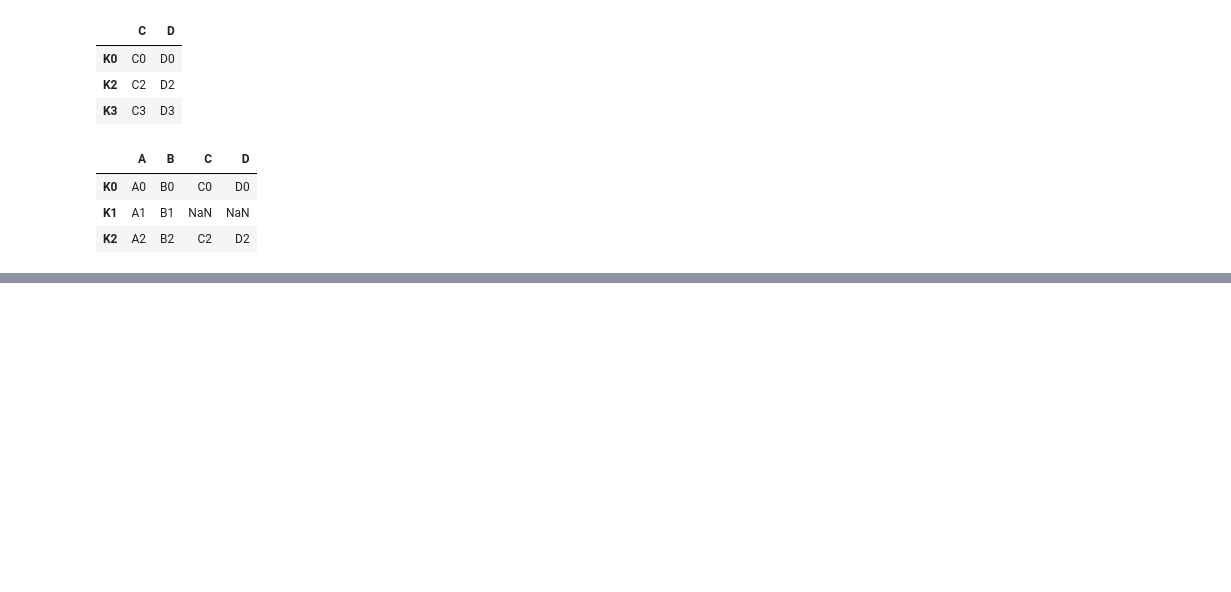
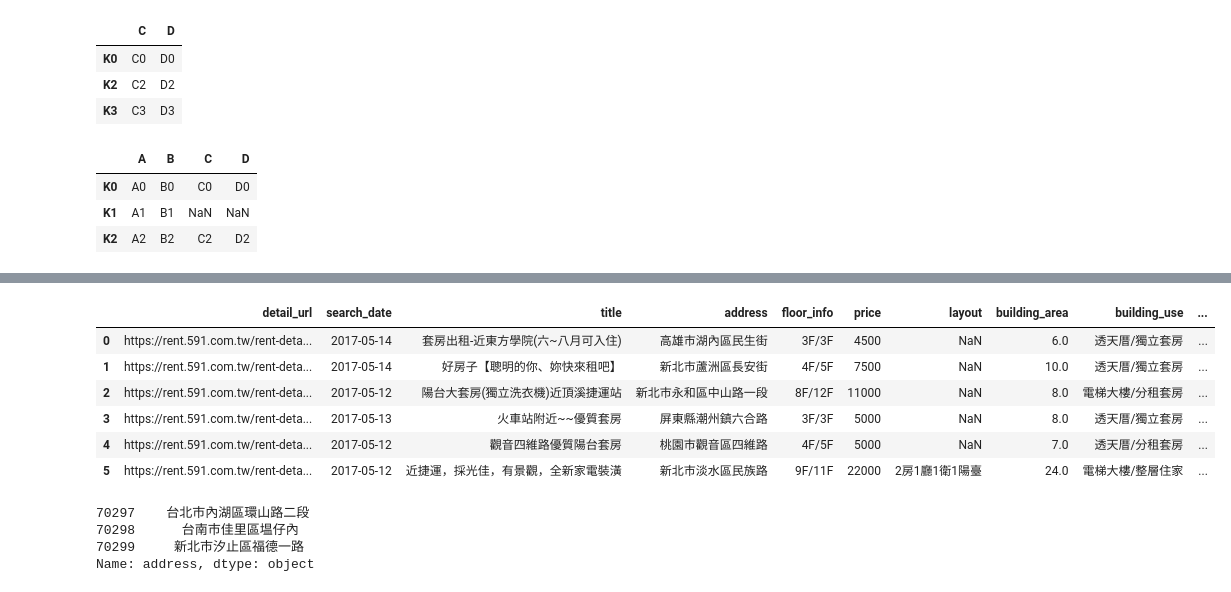
Before and after one commit to ywchiu/chinalife, a Jupyter notebook: Demo20191001.ipynb, the cells around one changed output, grey strips where cells are left out. Drawn from its saved outputs; the diff is of its cells as text; code cells hidden in the pictures; blank space fills up the shorter version.

```diff
--- a/Demo20191001.ipynb
+++ b/Demo20191001.ipynb
@@ -867,0 +1186,19 @@ left.join(right)
+# %%
+house[['bedroom', 'living_room', 'bathroom', 'balcony']] = house['layout'].str.extract('(\d+)房(\d+)廳(\d+)衛(\d+)陽臺')
+# %%
+house.head(6)
+# %% [output]
+|  | detail_url | search_date | title | address | floor_info | price | layout | building_area | building_use | ... |
+| 0 | https://rent.591.com.tw/rent-deta... | 2017-05-14 | 套房出租-近東方學院(六~八月可入住) | 高雄市湖內區民生街 | 3F/3F | 4500 | NaN | 6.0 | 透天厝/獨立套房 | ... |
+| 1 | https://rent.591.com.tw/rent-deta... | 2017-05-14 | 好房子【聰明的你、妳快來租吧】 | 新北市蘆洲區長安街 | 4F/5F | 7500 | NaN | 10.0 | 透天厝/獨立套房 | ... |
+| 2 | https://rent.591.com.tw/rent-deta... | 2017-05-12 | 陽台大套房(獨立洗衣機)近頂溪捷運站 | 新北市永和區中山路一段 | 8F/12F | 11000 | NaN | 8.0 | 電梯大樓/分租套房 | ... |
+| 3 | https://rent.591.com.tw/rent-deta... | 2017-05-13 | 火車站附近~~優質套房 | 屏東縣潮州鎮六合路 | 3F/3F | 5000 | NaN | 8.0 | 透天厝/獨立套房 | ... |
+| 4 | https://rent.591.com.tw/rent-deta... | 2017-05-12 | 觀音四維路優質陽台套房 | 桃園市觀音區四維路 | 4F/5F | 5000 | NaN | 7.0 | 透天厝/分租套房 | ... |
+| 5 | https://rent.591.com.tw/rent-deta... | 2017-05-12 | 近捷運，採光佳，有景觀，全新家電裝潢 | 新北市淡水區民族路 | 9F/11F | 22000 | 2房1廳1衛1陽臺 | 24.0 | 電梯大樓/整層住家 | ... |
+# %%
+house.loc[70297:70299, 'address']
+# %% [output]
+70297    台北市內湖區環山路二段
+70298      台南市佳里區塭仔內
+70299     新北市汐止區福德一路
+Name: address, dtype: object
```
Also changed, not shown: parts of 53 cells of this notebook.
